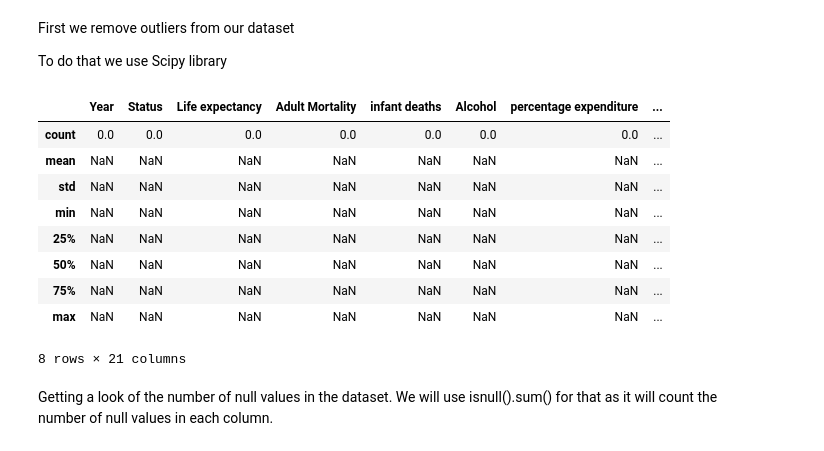
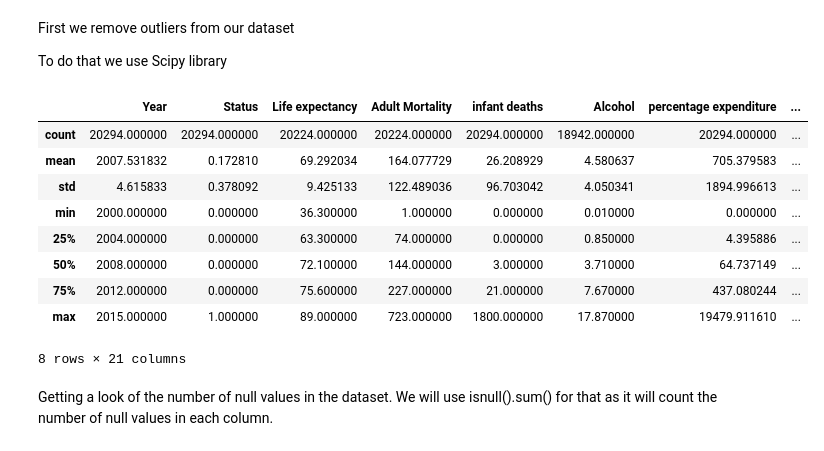
Before and after one commit to Omar-Gebal/Diamonds-Statistical-Analysis-Regression-Classification, a Jupyter notebook: notebook.ipynb, the cells around one changed output. Cells and saved outputs as stored; diff of their text form; code cells hidden in the pictures.

Commit message:
Cleaned data of the outliers

```diff
--- a/notebook.ipynb
+++ b/notebook.ipynb
@@ -44,17 +44,24 @@ data.head()
 First we remove outliers from our dataset
 
 To do that we use Scipy library
+# %%
+from scipy import stats
+#remove outliers and skip non numeric values
+data2 = data.drop('Country', axis = 1)
+data2 = data2[np.abs(stats.zscore(data2)) < 3]
 # %%
+
+data2.describe()
 # %% [output]
 |  | Year | Status | Life expectancy | Adult Mortality | infant deaths | Alcohol | percentage expenditure | ... |
-| count | 0.0 | 0.0 | 0.0 | 0.0 | 0.0 | 0.0 | 0.0 | ... |
-| mean | NaN | NaN | NaN | NaN | NaN | NaN | NaN | ... |
-| std | NaN | NaN | NaN | NaN | NaN | NaN | NaN | ... |
-| min | NaN | NaN | NaN | NaN | NaN | NaN | NaN | ... |
-| 25% | NaN | NaN | NaN | NaN | NaN | NaN | NaN | ... |
-| 50% | NaN | NaN | NaN | NaN | NaN | NaN | NaN | ... |
-| 75% | NaN | NaN | NaN | NaN | NaN | NaN | NaN | ... |
-| max | NaN | NaN | NaN | NaN | NaN | NaN | NaN | ... |
+| count | 20294.000000 | 20294.000000 | 20224.000000 | 20224.000000 | 20294.000000 | 18942.000000 | 20294.000000 | ... |
+| mean | 2007.531832 | 0.172810 | 69.292034 | 164.077729 | 26.208929 | 4.580637 | 705.379583 | ... |
+| std | 4.615833 | 0.378092 | 9.425133 | 122.489036 | 96.703042 | 4.050341 | 1894.996613 | ... |
+| min | 2000.000000 | 0.000000 | 36.300000 | 1.000000 | 0.000000 | 0.010000 | 0.000000 | ... |
+| 25% | 2004.000000 | 0.000000 | 63.300000 | 74.000000 | 0.000000 | 0.850000 | 4.395886 | ... |
+| 50% | 2008.000000 | 0.000000 | 72.100000 | 144.000000 | 3.000000 | 3.710000 | 64.737149 | ... |
+| 75% | 2012.000000 | 0.000000 | 75.600000 | 227.000000 | 21.000000 | 7.670000 | 437.080244 | ... |
+| max | 2015.000000 | 1.000000 | 89.000000 | 723.000000 | 1800.000000 | 17.870000 | 19479.911610 | ... |
 8 rows × 21 columns
 # %% [markdown]
 Getting a look of the number of null values in the dataset. We will use isnull().sum() for that as it will count the number of null values in each column.
```
Also changed, not shown: parts of 8 cells of this notebook.
